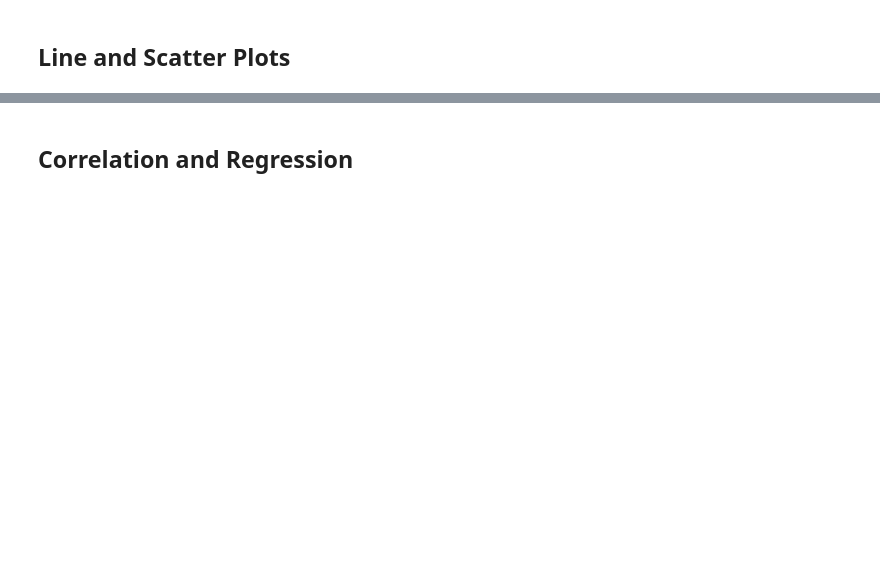
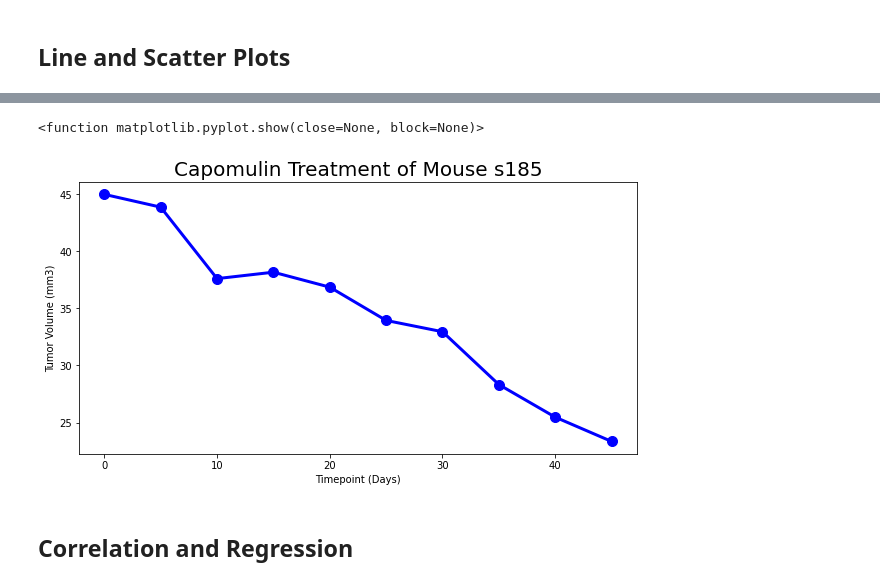
Before and after one commit to Patriotwo/Matplotlib-Challenge, a Jupyter notebook: Pymaceuticals/pymaceuticals_starter.ipynb, the cells around one changed output, grey strips where cells are left out. Cells and saved outputs as stored; diff of their text form; code cells hidden in the pictures; blank space fills up the shorter version.

```diff
--- a/Pymaceuticals/pymaceuticals_starter.ipynb
+++ b/Pymaceuticals/pymaceuticals_starter.ipynb
@@ -558,0 +563,4 @@ AttributeError: module 'matplotlib.pyplot' has no attribute 'boxblot'
+# %%
+# Create a DataFrame for a single mouse treated with Capomulin
+line_df = capomulin_df.loc[capomulin_df ['Mouse ID'] == 's185']
+line_df.head()
@@ -559,3 +574,19 @@ AttributeError: module 'matplotlib.pyplot' has no attribute 'boxblot'
+# %%
+# Generate a line plot of tumor volume vs. time point for a mouse treated with Capomulin
+x_axis = line_df['Timepoint']
+tumor_size = line_df['Tumor Volume (mm3)']
+
+fig1, axl = plt.subplots(figsize=(10, 5))
+plt.title('Capomulin Treatment of Mouse s185', fontsize = 20)
+plt.plot(x_axis, tumor_size,linewidth=3, markersize=10,marker='o',color='blue', label='Drug Regimen')
+plt.xlabel('Timepoint (Days)', fontsize = 10)
+plt.ylabel('Tumor Volume (mm3)', fontsize = 10)
+
+plt.savefig('../figures/linegraph.png')
+plt.show
+# %% [output]
+<function matplotlib.pyplot.show(close=None, block=None)>
+[figure, added]
 # %%
 # Generate a scatter plot of average tumor volume vs. mouse weight for the Capomulin regimen
 # %% [markdown]
```
Also changed, not shown: parts of 3 cells of this notebook, 2 other files.
